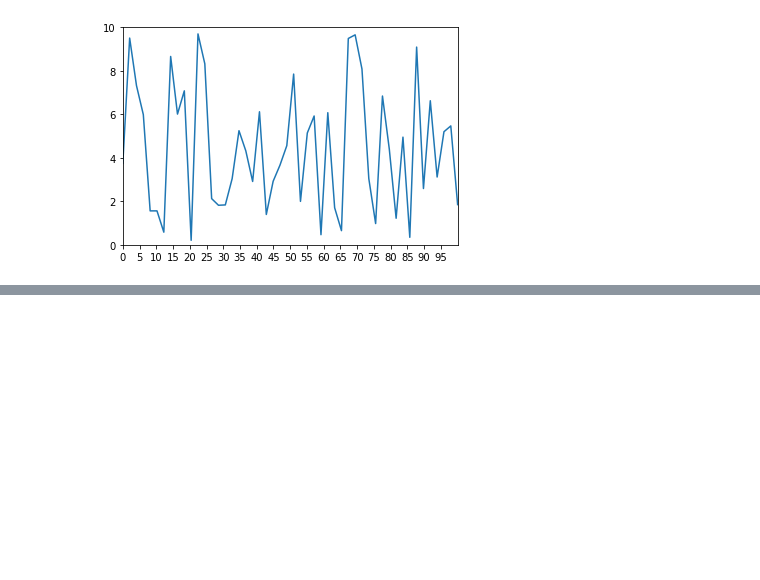
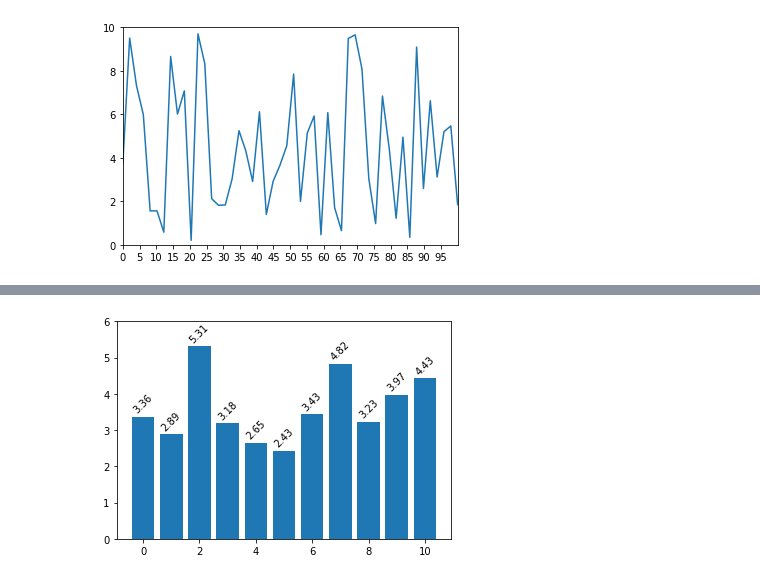
Before and after one commit to queirozfcom/python-sandbox, a Jupyter notebook: python3/notebooks/matplotlib/pyplot-by-example/main.ipynb, the cells around one changed output, grey strips where cells are left out. Drawn from its saved outputs; the diff is of its cells as text; code cells hidden in the pictures; blank space fills up the shorter version.

```diff
--- a/python3/notebooks/matplotlib/pyplot-by-example/main.ipynb
+++ b/python3/notebooks/matplotlib/pyplot-by-example/main.ipynb
@@ -157,0 +216,18 @@ plt.show()
+# %%
+import matplotlib.pyplot as plt
+import numpy as np
+
+# generate sample data
+x = np.linspace(0.0,10,11)
+y = np.random.uniform(low=0,high=6,size=11)
+
+# plot bar plot
+plt.bar(x,y)
+plt.ylim(0,6)
+
+# call the function we defined
+plot_value_labels(plt.gca())
+
+plt.show()
+# %% [output]
+[figure, added]
```
Also changed, not shown: parts of 3 cells of this notebook.
